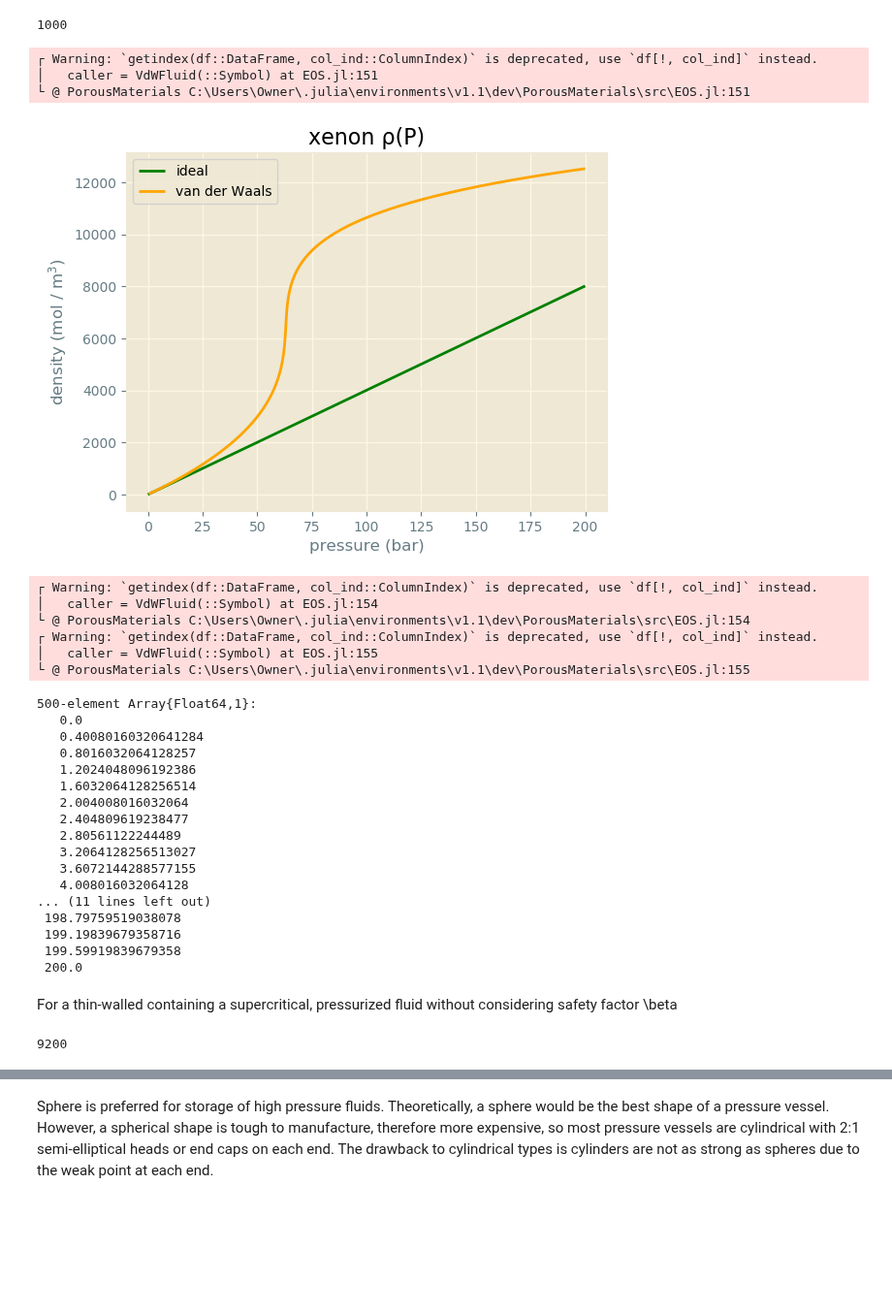
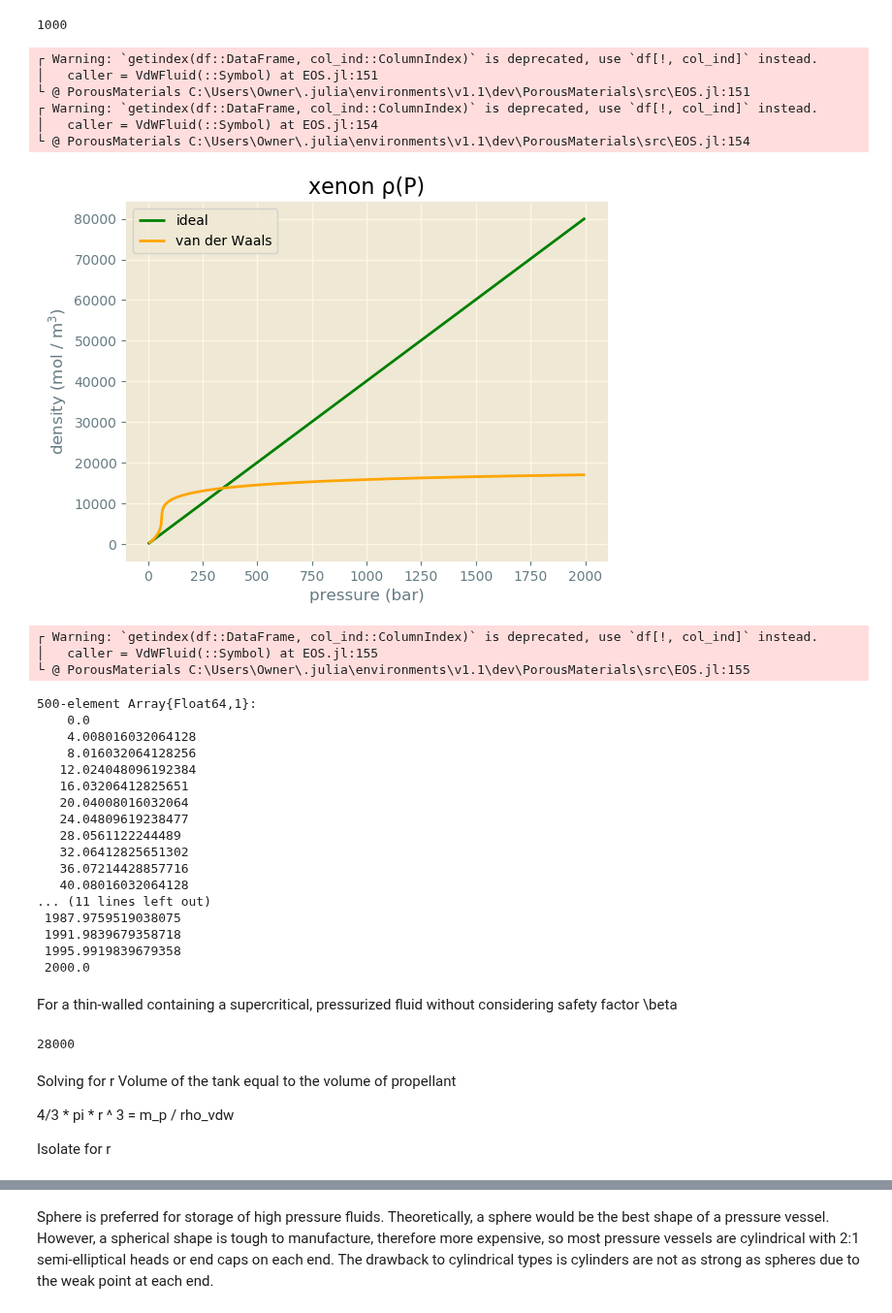
Before and after one commit to SimonEnsemble/PropellantStorage, a Jupyter notebook: Xe_Propellant_Storage.ipynb, the cells around one changed output, grey strips where cells are left out. Shown at 97% size. Drawn from its saved outputs; the diff is of its cells as text; code cells hidden in the pictures; blank space fills up the shorter version.

```diff
--- a/Xe_Propellant_Storage.ipynb
+++ b/Xe_Propellant_Storage.ipynb
@@ -34,36 +34,36 @@ m_p = 1000 # mol
 # %% [output]
 1000
 # %%
-P = range(0.0, stop=200.0, length=500) # bar
+P = range(0.0, stop=2000.0, length=500) # bar
 
 # ideal gas density
 ρ_ig = P / (R * T) # mol / m³
 
 ρ_vdw = zeros(length(P))
 xe = VdWFluid(:Xe)
 
 for (i, p_i) in enumerate(P)
     props = calculate_properties(xe, T, p_i, verbose=false)
     ρ_vdw[i] = props["density (mol/m³)"]
 end
 
 figure()
 plot(P, ρ_ig, color="green", label="ideal")
 plot(P, ρ_vdw, color="orange", label="van der Waals")
 xlabel("pressure (bar)")
 ylabel("density (mol / m\$^3\$)")
 legend()
 title("xenon ρ(P)")
 savefig("Xenon Ideal Gas vs. van der Waals Gas Density.png", format="png",
        dpi=300)
 # %% [output]
 ┌ Warning: `getindex(df::DataFrame, col_ind::ColumnIndex)` is deprecated, use `df[!, col_ind]` instead.
 │   caller = VdWFluid(::Symbol) at EOS.jl:151
 └ @ PorousMaterials C:\Users\Owner\.julia\environments\v1.1\dev\PorousMaterials\src\EOS.jl:151
+┌ Warning: `getindex(df::DataFrame, col_ind::ColumnIndex)` is deprecated, use `df[!, col_ind]` instead.
+│   caller = VdWFluid(::Symbol) at EOS.jl:154
+└ @ PorousMaterials C:\Users\Owner\.julia\environments\v1.1\dev\PorousMaterials\src\EOS.jl:154
-[figure, old version]
+[figure, new version]
-┌ Warning: `getindex(df::DataFrame, col_ind::ColumnIndex)` is deprecated, use `df[!, col_ind]` instead.
-│   caller = VdWFluid(::Symbol) at EOS.jl:154
-└ @ PorousMaterials C:\Users\Owner\.julia\environments\v1.1\dev\PorousMaterials\src\EOS.jl:154
 ┌ Warning: `getindex(df::DataFrame, col_ind::ColumnIndex)` is deprecated, use `df[!, col_ind]` instead.
 │   caller = VdWFluid(::Symbol) at EOS.jl:155
 └ @ PorousMaterials C:\Users\Owner\.julia\environments\v1.1\dev\PorousMaterials\src\EOS.jl:155
@@ -71,29 +71,36 @@ savefig("Xenon Ideal Gas vs. van der Waals Gas Density.png", format="png",
 collect(P)
 # %% [output]
 500-element Array{Float64,1}:
-   0.0
-   0.40080160320641284
-   0.8016032064128257
-   1.2024048096192386
-   1.6032064128256514
-   2.004008016032064
-   2.404809619238477
-   2.80561122244489
-   3.2064128256513027
-   3.6072144288577155
-   4.008016032064128
+    0.0
+    4.008016032064128
+    8.016032064128256
+   12.024048096192384
+   16.03206412825651
+   20.04008016032064
+   24.04809619238477
+   28.0561122244489
+   32.06412825651302
+   36.07214428857716
+   40.08016032064128
 ... (11 lines left out)
- 198.79759519038078
- 199.19839679358716
- 199.59919839679358
- 200.0
+ 1987.9759519038075
+ 1991.9839679358718
+ 1995.9919839679358
+ 2000.0
 # %% [markdown]
 For a thin-walled containing a supercritical, pressurized fluid without considering safety factor \beta
-# %%
-ρ_tank = 4512 # Ti-6Al-4V density (kg/m³) --https://www.northropgrumman.com/Capabilities/PropellantTanks/Documents/technicalPapers/AIAA2000-3444.pdf
-σ = 9200 # yield strength of titanium (bar) --https://en.wikipedia.org/wiki/Ti-6Al-4V
-# %% [output]
-9200
+# %%
+ρ_tank = 1470 # Kevlar 49 density (kg/m³) --http://www.mse.mtu.edu/~drjohn/my4150/props.html
+σ = 28000 # yield strength of Kevlar 49 (bar) --http://www.mse.mtu.edu/~drjohn/my4150/props.html
+# %% [output]
+28000
+# %% [markdown]
+Solving for r
+Volume of the tank equal to the volume of propellant
+
+4/3 * pi * r ^ 3 = m_p / rho_vdw
+
+Isolate for r
 # %%
 xe = VdWFluid(:Xe)
 r = ((m_p * 3) ./ ((4 * π) .* ρ_vdw)) .^ (1/3) # inner radius of tank (m)
```
Also changed, not shown: parts of 11 cells of this notebook.
